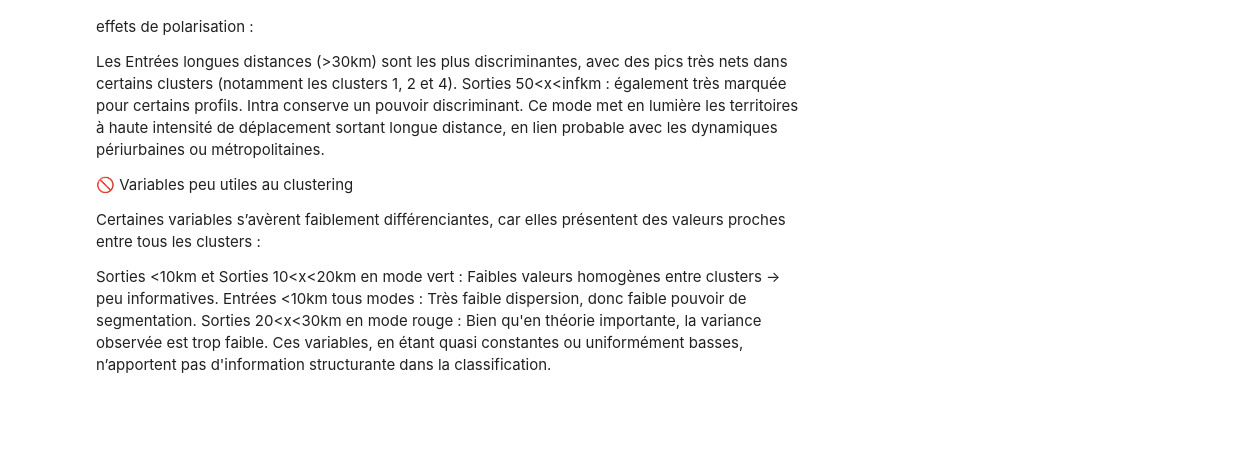
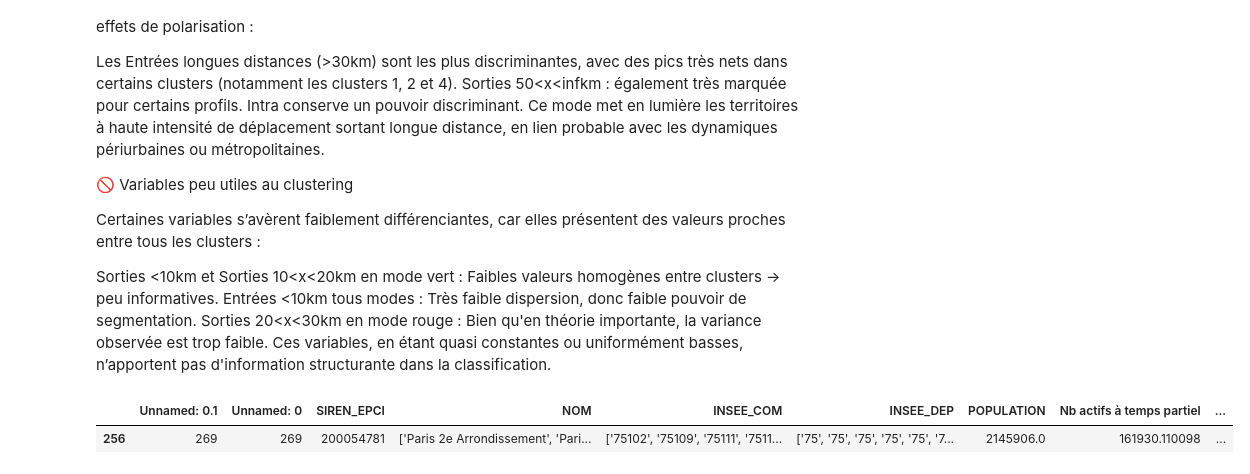
Before and after one commit to Qntouille/statapp, a Jupyter notebook: stat_desc_mobpro2.ipynb, the cells around one changed output. Cells and saved outputs as stored; diff of their text form; code cells hidden in the pictures; blank space fills up the shorter version.

```diff
--- a/stat_desc_mobpro2.ipynb
+++ b/stat_desc_mobpro2.ipynb
@@ -772,3 +772,8 @@ Très faible dispersion, donc faible pouvoir de segmentation.
 Sorties 20<x<30km en mode rouge :
 Bien qu'en théorie importante, la variance observée est trop faible.
 Ces variables, en étant quasi constantes ou uniformément basses, n’apportent pas d'information structurante dans la classification.
+# %%
+epci_features_2[epci_features_2['cluster']==2]
+# %% [output]
+|  | Unnamed: 0.1 | Unnamed: 0 | SIREN_EPCI | NOM | INSEE_COM | INSEE_DEP | POPULATION | Nb actifs à temps partiel | ... |
+| 256 | 269 | 269 | 200054781 | ['Paris 2e Arrondissement', 'Pari... | ['75102', '75109', '75111', '7511... | ['75', '75', '75', '75', '75', '7... | 2145906.0 | 161930.110098 | ... |
```
Also changed, not shown: 1 other file.
